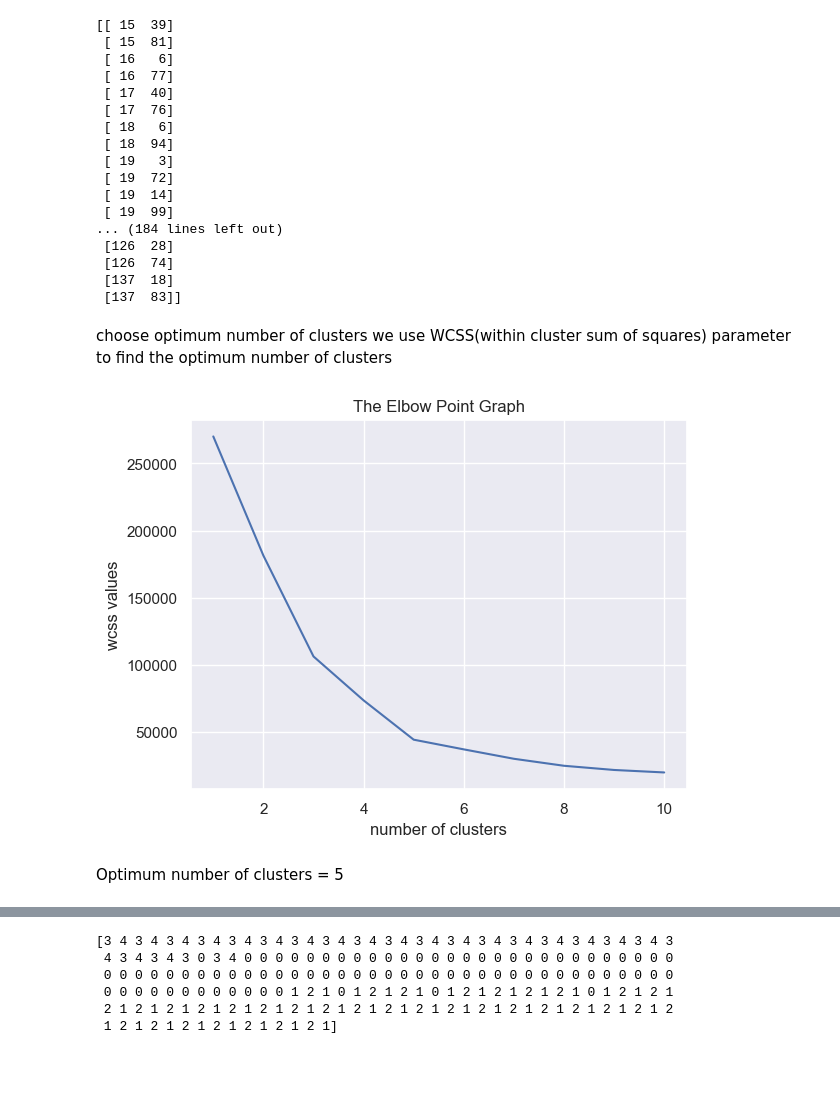
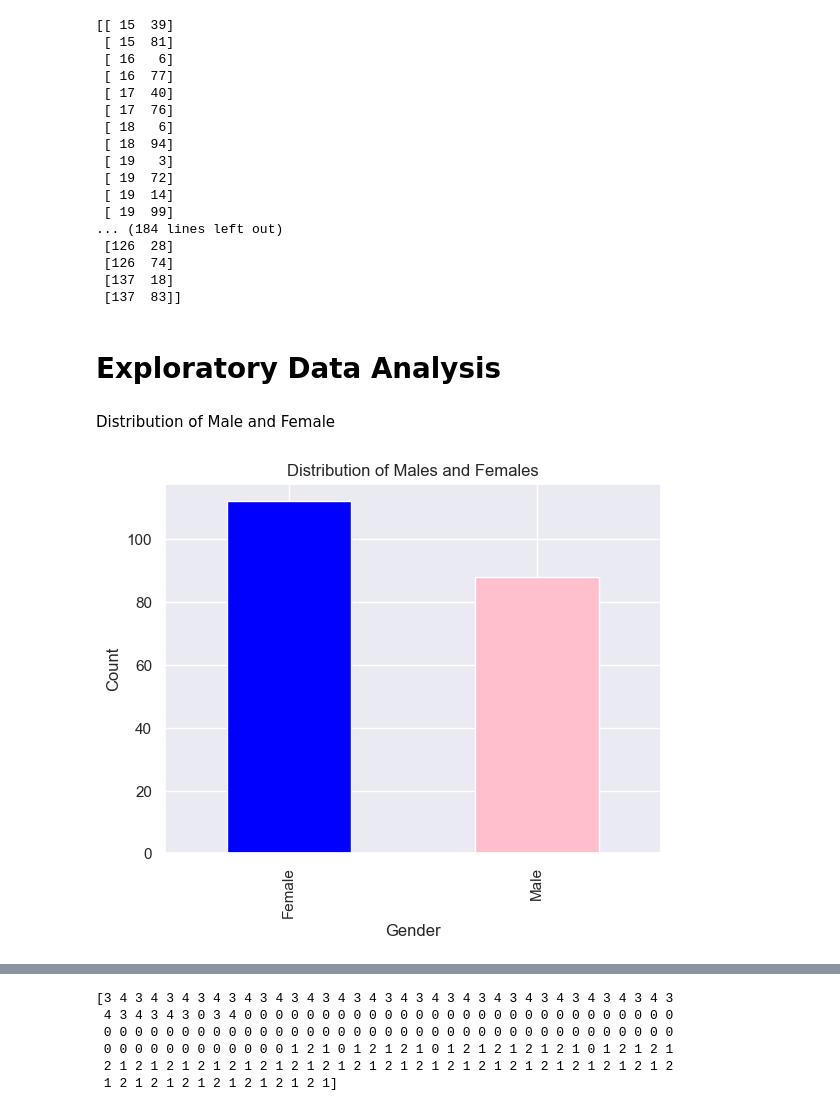
Before and after one commit to amayaambagaspitiya/CustomerSegment, a Jupyter notebook: CustomerSegment.ipynb, the cells around one changed output, grey strips where cells are left out. Drawn from its saved outputs; the diff is of its cells as text; code cells hidden in the pictures; blank space fills up the shorter version.

```diff
--- a/CustomerSegment.ipynb
+++ b/CustomerSegment.ipynb
@@ -9,7 +9,7 @@ from sklearn.cluster import KMeans
 # %% [markdown]
 Data collection and Analysis
 # %%
-customer_data=pd.read_csv("C:/Users/ASUS/Desktop/jupyter_notebook/customerSegment/Mall_Customers.csv")
+customer_data=pd.read_csv("C:/Users/ASUS/Desktop/datascience/jupyter_notebook/customerSegment/Mall_Customers.csv")
 customer_data.head()
 # %% [output]
 |  | CustomerID | Gender | Age | Annual Income (k$) | Spending Score (1-100) |
@@ -75,28 +75,19 @@ print(X)
  [126  74]
  [137  18]
  [137  83]]
-# %% [markdown]
-choose optimum number of clusters
-we use WCSS(within cluster sum of squares) parameter to find the optimum number of clusters
-# %%
-#finding wcss values for different nummber of clusters in this case max 10 clusters
-
-wcss=[]
-for i in range(1,11):
-         kmeans= KMeans(n_clusters=i,init='k-means++', random_state=42)
-         kmeans.fit(X)
-         wcss.append(kmeans.inertia_) #give wcss values
-
-
-#plotting the Elbow graph
-
-sns.set()
-plt.plot(range(1,11),wcss)
-plt.title("The Elbow Point Graph")
-plt.xlabel("number of clusters")
-plt.ylabel("wcss values")
-plt.show()
-# %% [output]
-[figure, removed]
-# %% [markdown]
-Optimum number of clusters = 5
+# %% [markdown]
+# Exploratory Data Analysis
+# %% [markdown]
+Distribution of Male and Female
+# %%
+# Count the occurrences of each gender
+gender_counts = customer_data['Gender'].value_counts()
+
+# Create bar chart
+gender_counts.plot(kind='bar', color=['blue', 'pink'])
+plt.title('Distribution of Males and Females')
+plt.xlabel('Gender')
+plt.ylabel('Count')
+plt.show()
+# %% [output]
+[figure, added]
```
Also changed, not shown: parts of 10 cells of this notebook.
